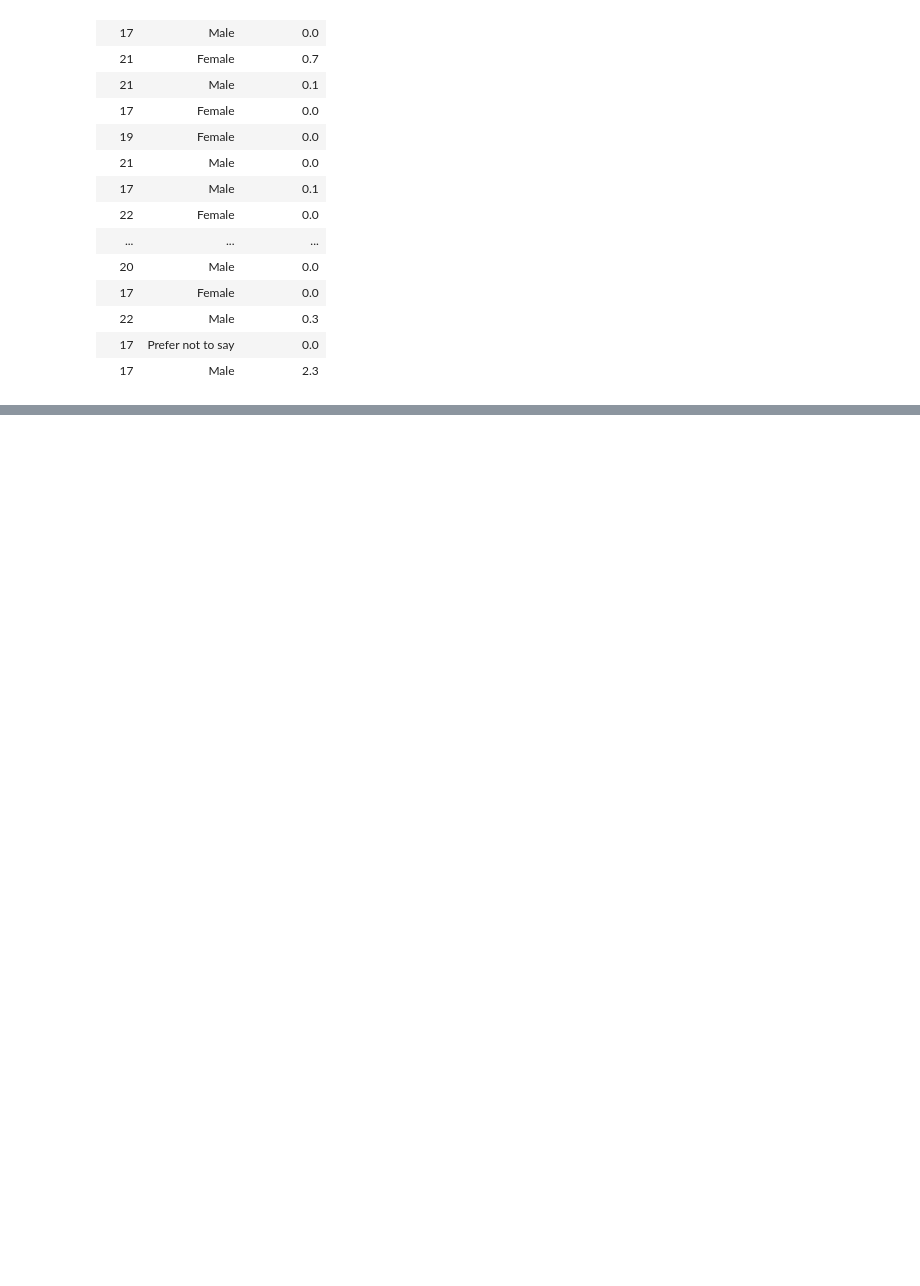
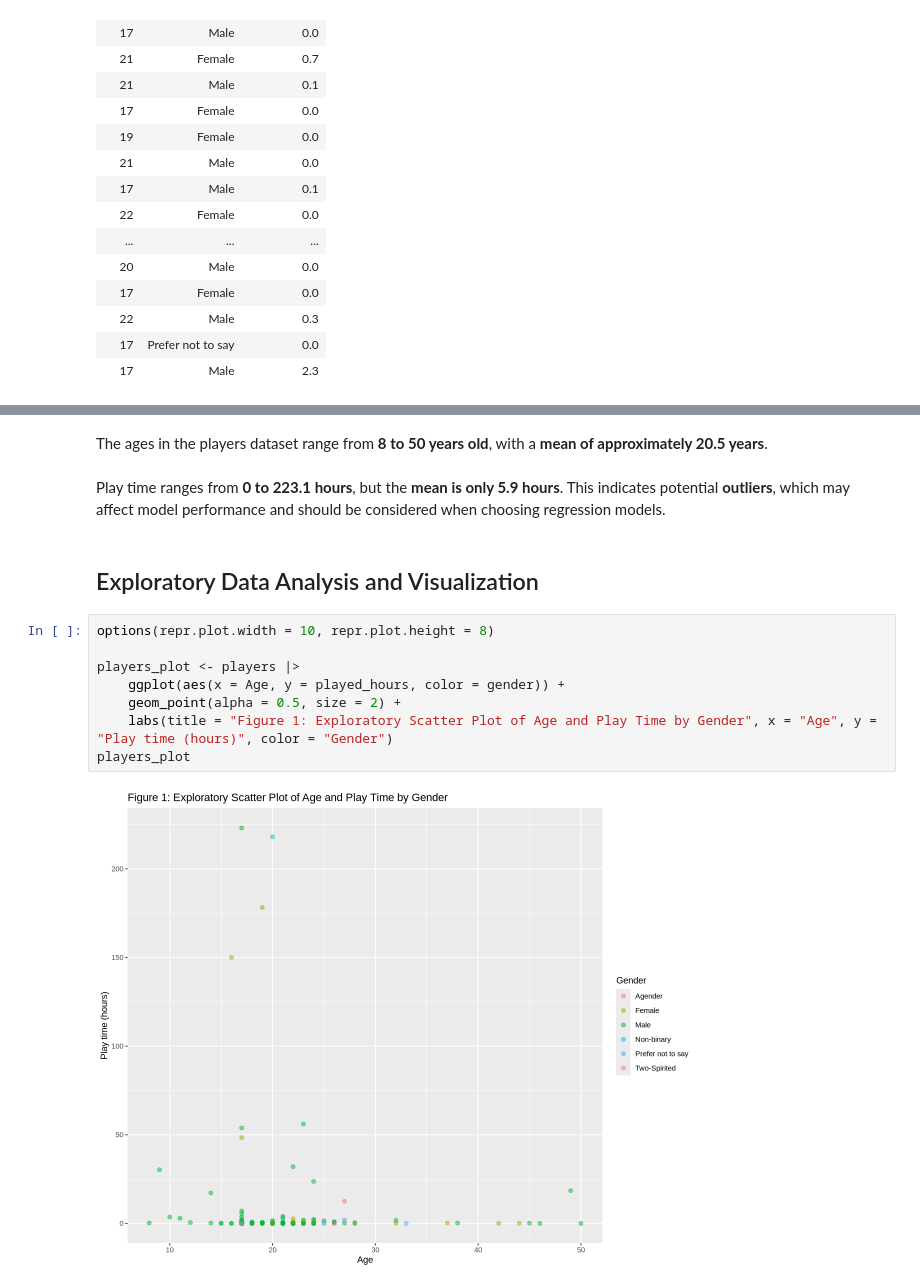
Before and after one commit to Vienne17/Project_Report_Vienne, a Jupyter notebook: Project_Report_Vienne_Meng.ipynb, the cells around one changed output, grey strips where cells are left out. Saved outputs shown, nothing was run; the diff lists cells and outputs as text; blank space fills up the shorter version.

Commit message:
EDA: Summary Statistics and Visualization

```diff
--- a/Project_Report_Vienne_Meng.ipynb
+++ b/Project_Report_Vienne_Meng.ipynb
@@ -187,0 +208,16 @@ A tibble: 194 × 3
+# %% [markdown]
+The ages in the players dataset range from **8 to 50 years old**, with a **mean of approximately 20.5 years**.
+# %% [markdown]
+Play time ranges from **0 to 223.1 hours**, but the **mean is only 5.9 hours**. This indicates potential **outliers**, which may affect model performance and should be considered when choosing regression models.
+# %% [markdown]
+## Exploratory Data Analysis and Visualization
+# %%
+options(repr.plot.width = 10, repr.plot.height = 8)
+
+players_plot <- players |>
+    ggplot(aes(x = Age, y = played_hours, color = gender)) +
+    geom_point(alpha = 0.5, size = 2) +
+    labs(title = "Figure 1: Exploratory Scatter Plot of Age and Play Time by Gender", x = "Age", y = "Play time (hours)", color = "Gender")
+players_plot
+# %% [output]
+[figure, added]
```
Also changed, not shown: parts of 6 cells of this notebook.
